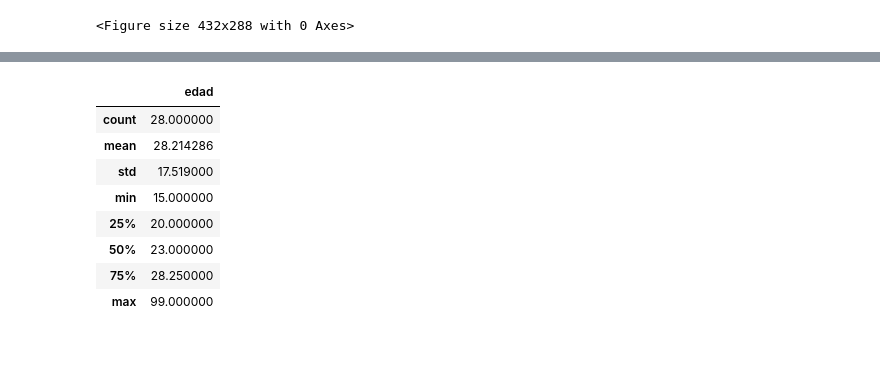
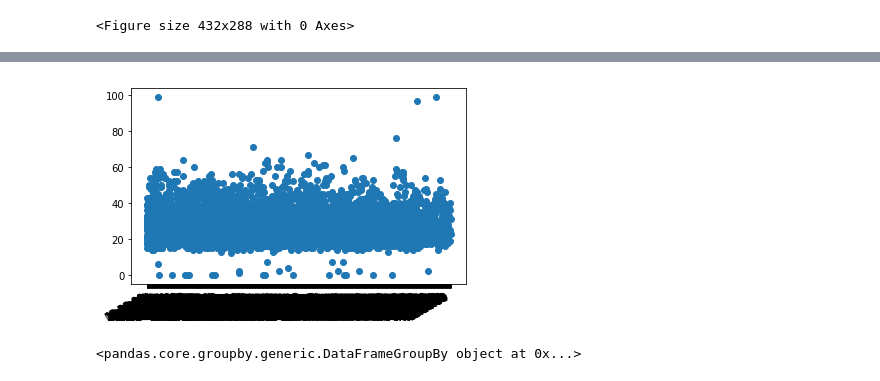
Before and after one commit to cdgn-coding/ml-test-noviazgo, a Jupyter notebook: Exploración Geográfica/Encuestas completadas por Comuna.ipynb, the cells around one changed output, grey strips where cells are left out. Saved outputs shown, nothing was run; the diff lists cells and outputs as text; code cells hidden in the pictures; blank space fills up the shorter version.

```diff
--- a/Exploración Geográfica/Encuestas completadas por Comuna.ipynb
+++ b/Exploración Geográfica/Encuestas completadas por Comuna.ipynb
@@ -263,11 +269,3 @@ plt.savefig('encuestascompletadasporfecha.png')
 # %% [output]
 [figure]
 <Figure size 432x288 with 0 Axes>
-# %%
-aa['es_genero'] = aa["genero"].str.contains("Mujer")
-df_grouped_mujer = (aa.groupby(['genero',"barrio_completo"])
-                    ['es_genero']
-                    .value_counts()
-                    .unstack()
-                    .reset_index(level=0, drop=True))
-df_grouped_mujer.head(100)
@@ -433,13 +320,16 @@ aa_varon2 =  aa_varon[["genero","fecha"]]
 otro_mask = aa.genero == "Otro"
 aa_otro = aa[otro_mask]
 aa_otro.describe()
-# %% [output]
-|  | edad |
-| count | 28.000000 |
-| mean | 28.214286 |
-| std | 17.519000 |
-| min | 15.000000 |
-| 25% | 20.000000 |
-| 50% | 23.000000 |
-| 75% | 28.250000 |
-| max | 99.000000 |
+# %%
+import datetime
+import random
+import matplotlib.pyplot as plt
+
+# plot
+plt.scatter(aa["hora"],aa["edad"])
+# beautify the x-labels
+plt.gcf().autofmt_xdate()
+
+plt.show()
+# %% [output]
+[figure, added]
@@ -445,0 +338,4 @@ aa_otro.describe()
+# %%
+aver.groupby(["genero"])
+# %% [output]
+<pandas.core.groupby.generic.DataFrameGroupBy object at 0x...>
```
Also changed, not shown: parts of 16 cells of this notebook, 4 other files.
